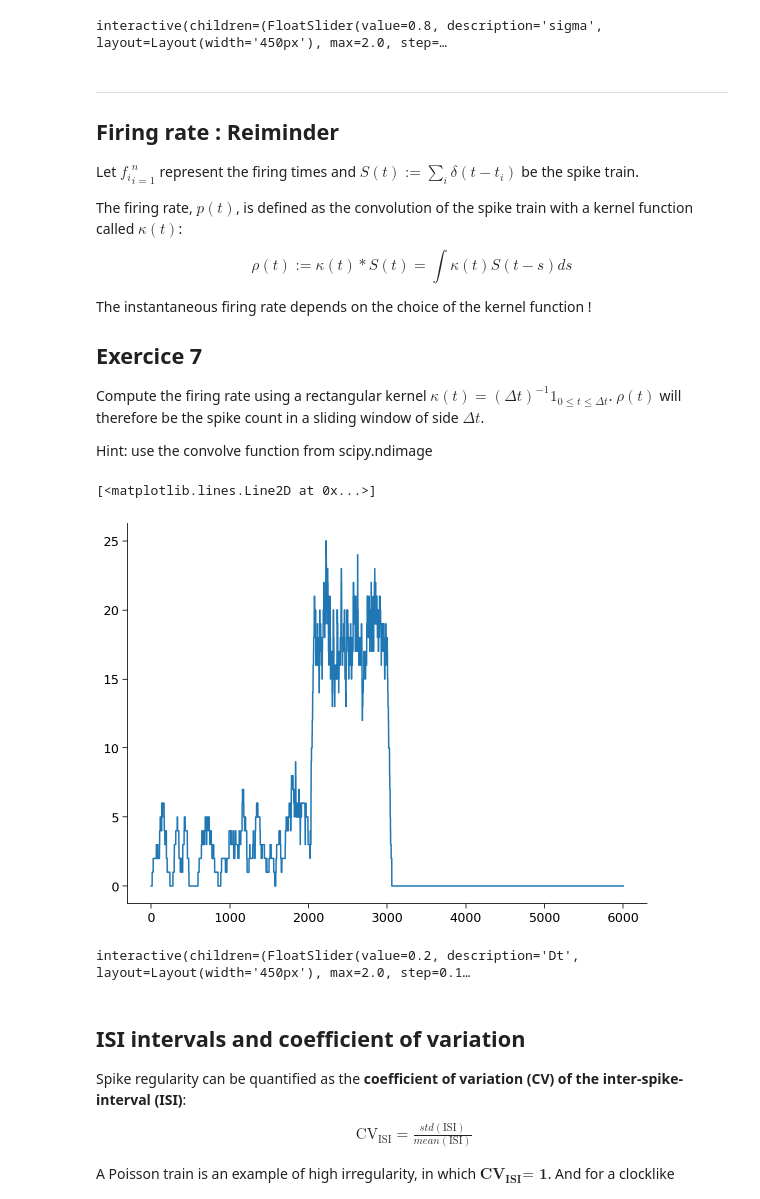
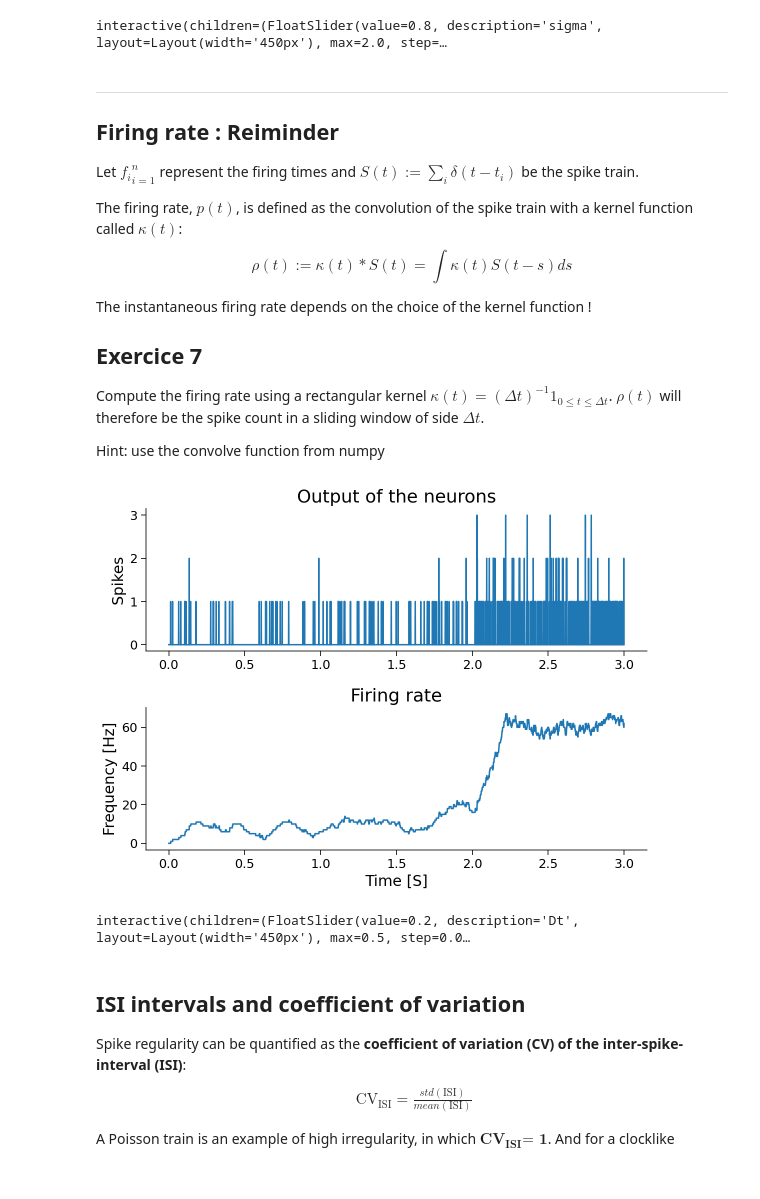
Before and after one commit to fblondiaux/LGBIO2072-2020, a Jupyter notebook: TP1-LIF/LIF-Tute.ipynb, the cells around one changed output. Cells and saved outputs as stored; diff of their text form; code cells hidden in the pictures.

```diff
--- a/TP1-LIF/LIF-Tute.ipynb
+++ b/TP1-LIF/LIF-Tute.ipynb
@@ -317,17 +334,26 @@ Simulate the responses of 500 neurons to a random input current and create a ras
 # %%
 """Computes the answer of N neurons to a random synaptic input
 N : number of neurons
+t_range : the timings we are investigating for all the neurons
 sigma: Noise for the random current
 """
-def make_raster_plot(N,t_range,dt,sigma=0.1):
+def make_raster_plot(N,t_range,sigma=0.1):
+    dt = t_range[1]-t_range[0]
     neurons= {}
     for i in range(N):
-        input_current = rand_syn(t_range,dt,sigma)
-        u,neurons[i], S = LIF(input_current, len(t_range), dt)
+        input_current = rand_syn(t_range,sigma)
+        u,neurons[i], S = LIF(input_current, t_range)
 
     for i in range(N):
         spike_times = neurons[i]
         plt.scatter(spike_times, i*np.ones_like(spike_times),facecolor='coral')
+    plt.xlabel('Time [S]')
+    plt.ylabel('Neuron')
+    plt.show()
 
-make_raster_plot(200,t_range,dt,sigma=0.1)
+
+t_max = 150e-3   # second
+dt = 1e-3        # second
+t_range = np.arange(0,t_max,dt)
+make_raster_plot(200,t_range,sigma=0.1)
 # %% [output]
@@ -367,44 +393,54 @@ function !
 
 Compute the firing rate using a rectangular kernel $ \kappa(t)= (\Delta t)^{-1} 1_{0 \leq t \leq \Delta t} $. $\rho(t)$ will therefore be the spike count in a sliding window of side $\Delta t$.
 
-Hint: use the convolve function from scipy.ndimage
+Hint: use the convolve function from numpy
 # %%
 #Firing rate
 """
 Computes the firing rate of a neuron, needs in imput the spike train, and the kernel function.
 Output the firing rate."""
-def firing_rate_rectKernel(S,dt = 0.01, Dt = 0.2):
+def firing_rate_rectKernel(S,dt = 1e-3, Dt = 0.2):
     k = np.zeros(len(S[0,:]))
     k[1:int(Dt/dt)] = 1 #Kernel
     res = np.ones((10,6001)) # Il y à de manière évidente un problème quelque part, mais c'est vendredi et il est
     # 4h, mon cerveau n'arrive plus à réfléchir --'
     for i in range(np.size(S[:,0])):
-        res[i,:] = np.convolve(k,S[i,:]) #A peu près sure que c'est dans les paramètres à donner à convovle : 'same, 'valid
+        res[i,:] = np.convolve(S[i,:], k) #A peu près sure que c'est dans les paramètres à donner à convovle : 'same, 'valid
     return np.sum(res,axis=0)
 
 
 S = np.genfromtxt('Output_Current.csv', delimiter=',') #TO UPLOAD ON GITHUB
-#plt.plot(np.sum(S,axis = 0))
-plt.plot(firing_rate_rectKernel(S))
+
+t_range = np.arange(0,3.001,1e-3)
+fig, axs = plt.subplots(2)
+axs[0].plot(t_range,np.sum(S,axis = 0))
+axs[0].set(title = "Output of the neurons", ylabel = "Spikes")
+axs[1].plot(t_range, firing_rate_rectKernel(S)[:3001]) #Je n'ai pas trouvé les bons paramètres pour la convolution, je suis obligée de supprimer le reste de l'output (que des 0s)
+axs[1].set(title = "Firing rate", ylabel = "Frequency [Hz]", xlabel= "Time [S]")
+plt.show()
 # %% [output]
-[<matplotlib.lines.Line2D at 0x...>]
-[figure, old version]
+[figure, new version]
 # %%
 # @title
 # @markdown Make sure you execute this cell to enable the widget!
 my_layout.width = '450px'
 @widgets.interact(
-    Dt=widgets.FloatSlider(0.2, min=0, max=2, step=0.15, layout=my_layout)
+    Dt=widgets.FloatSlider(0.2, min=0, max=0.5, step=0.025, layout=my_layout)
 
 )
 
 def firingRate(Dt = 0.2):
 
     S = np.genfromtxt('Output_Current.csv', delimiter=',') #TO UPLOAD ON GITHUB
-    #plt.plot(np.sum(S,axis = 0))
-    plt.plot(firing_rate_rectKernel(S, 10e-3,Dt))
+    t_range = np.arange(0,3.001,1e-3)
+    fig, axs = plt.subplots(2)
+    axs[0].plot(t_range,np.sum(S,axis = 0))
+    axs[0].set(title = "Output of the neurons", ylabel = "Spikes")
+    axs[1].plot(t_range, firing_rate_rectKernel(S,1e-3,Dt)[:3001])
+    axs[1].set(title = "Firing rate", ylabel = "Frequency [Hz]", xlabel= "Time [S]")
+    plt.show()
 # %% [output]
-interactive(children=(FloatSlider(value=0.2, description='Dt', layout=Layout(width='450px'), max=2.0, step=0.1…
+interactive(children=(FloatSlider(value=0.2, description='Dt', layout=Layout(width='450px'), max=0.5, step=0.0…
 # %% [markdown]
 ## ISI intervals and coefficient of variation
 
```
Also changed, not shown: parts of 11 cells of this notebook.
